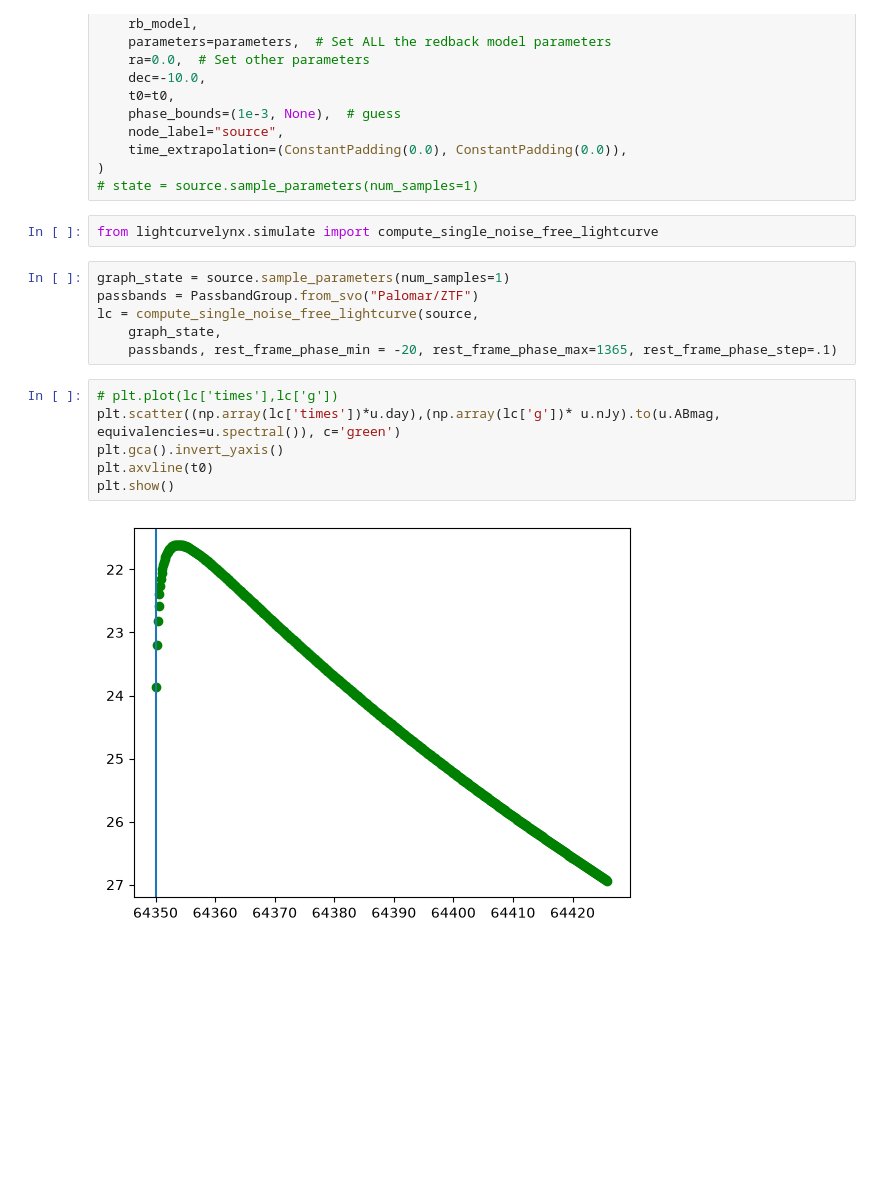
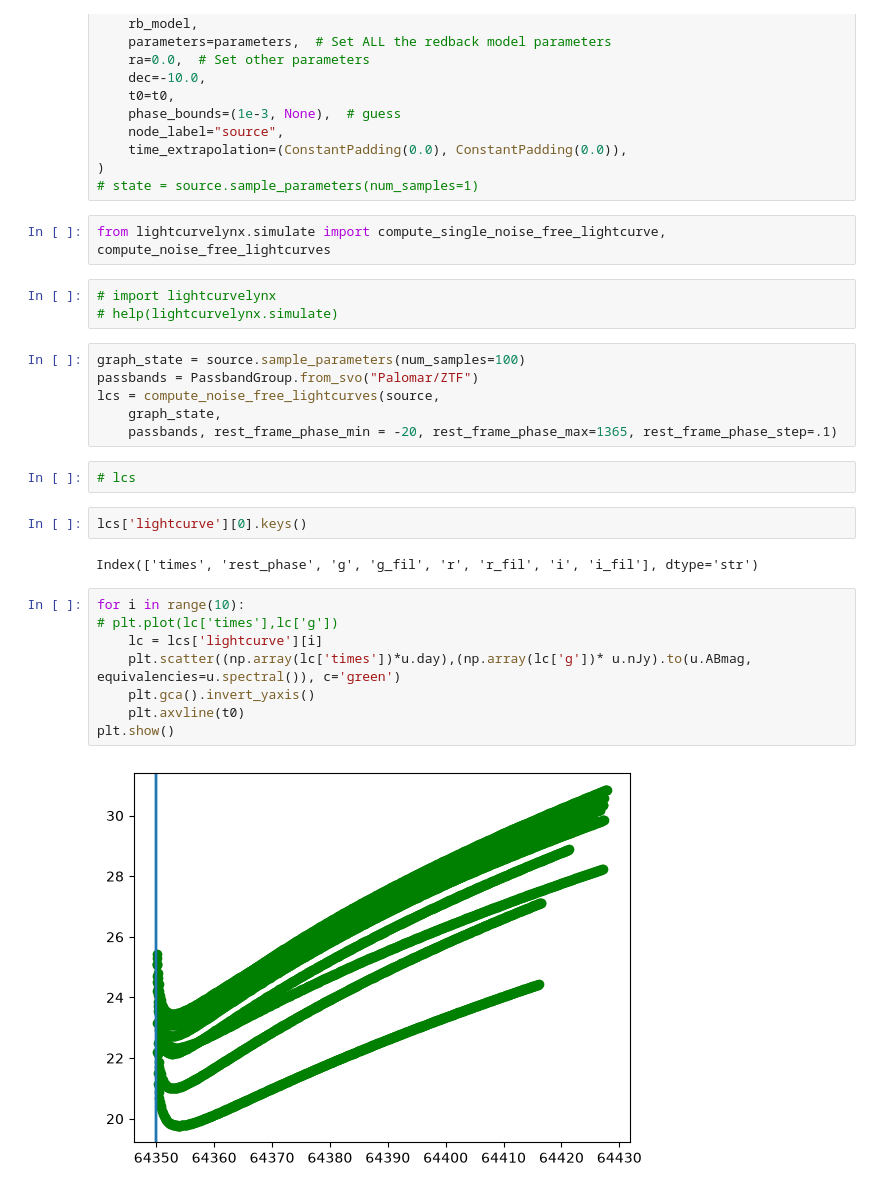
Before and after one commit to SHDaniels/infant_Ia_model, a Jupyter notebook: redback_shock_cooling.ipynb, the cells around one changed output. Saved outputs shown, nothing was run; the diff lists cells and outputs as text; blank space fills up the shorter version.

```diff
--- a/redback_shock_cooling.ipynb
+++ b/redback_shock_cooling.ipynb
@@ -187,18 +146,29 @@ source = RedbackWrapperModel(
 )
 # state = source.sample_parameters(num_samples=1)
 # %%
-from lightcurvelynx.simulate import compute_single_noise_free_lightcurve
+from lightcurvelynx.simulate import compute_single_noise_free_lightcurve, compute_noise_free_lightcurves
+# %%
+# import lightcurvelynx
+# help(lightcurvelynx.simulate)
 # %%
-graph_state = source.sample_parameters(num_samples=1)
+graph_state = source.sample_parameters(num_samples=100)
 passbands = PassbandGroup.from_svo("Palomar/ZTF")
-lc = compute_single_noise_free_lightcurve(source,
+lcs = compute_noise_free_lightcurves(source,
     graph_state,
     passbands, rest_frame_phase_min = -20, rest_frame_phase_max=1365, rest_frame_phase_step=.1)
+# %%
+# lcs
+# %%
+lcs['lightcurve'][0].keys()
+# %% [output]
+Index(['times', 'rest_phase', 'g', 'g_fil', 'r', 'r_fil', 'i', 'i_fil'], dtype='str')
 # %%
+for i in range(10):
 # plt.plot(lc['times'],lc['g'])
-plt.scatter((np.array(lc['times'])*u.day),(np.array(lc['g'])* u.nJy).to(u.ABmag, equivalencies=u.spectral()), c='green')
-plt.gca().invert_yaxis()
-plt.axvline(t0)
+    lc = lcs['lightcurve'][i]
+    plt.scatter((np.array(lc['times'])*u.day),(np.array(lc['g'])* u.nJy).to(u.ABmag, equivalencies=u.spectral()), c='green')
+    plt.gca().invert_yaxis()
+    plt.axvline(t0)
 plt.show()
 # %% [output]
-[figure, old version]
+[figure, new version]
```
Also changed, not shown: parts of 16 cells of this notebook.
